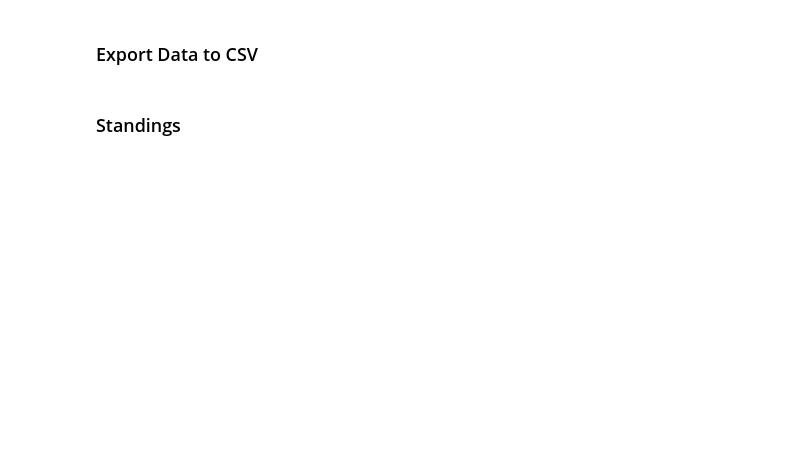
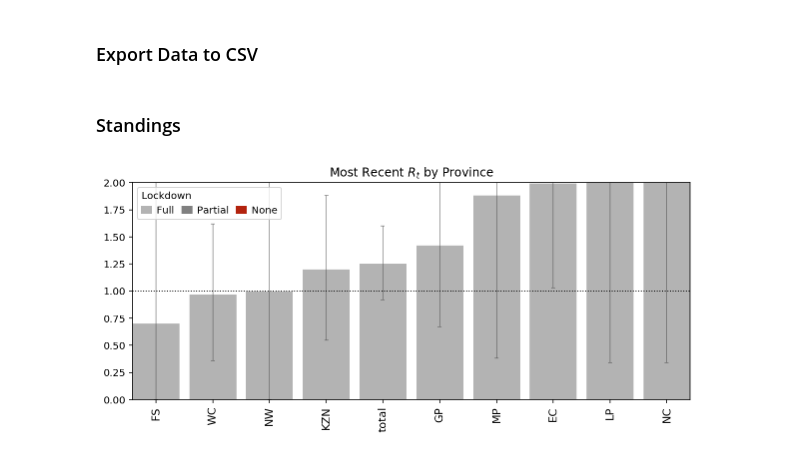
Before and after one commit to dsfsi/covid19za, a Jupyter notebook: notebooks/Realtime R0.ipynb, the cells around one changed output. Saved outputs shown, nothing was run; the diff lists cells and outputs as text; code cells hidden in the pictures; blank space fills up the shorter version.

```diff
--- a/notebooks/Realtime R0.ipynb
+++ b/notebooks/Realtime R0.ipynb
@@ -519,9 +520,9 @@ fig.set_facecolor('w')
 # %%
 overall = None
 
-for state_name, result in results.items():
+for province_name, result in results.items():
     r = result.copy()
-    r.index = pd.MultiIndex.from_product([[state_name], result.index])
+    r.index = pd.MultiIndex.from_product([[province_name], result.index])
     if overall is None:
         overall = r
     else:
@@ -548,59 +549,60 @@ overall.sort_index(inplace=True)
 #     'Oklahoma'
 # ]
 
-# FULL_COLOR = [.7,.7,.7]
-# NONE_COLOR = [179/255,35/255,14/255]
-# PARTIAL_COLOR = [.5,.5,.5]
-# ERROR_BAR_COLOR = [.3,.3,.3]
+FULL_COLOR = [.7,.7,.7]
+NONE_COLOR = [179/255,35/255,14/255]
+PARTIAL_COLOR = [.5,.5,.5]
+ERROR_BAR_COLOR = [.3,.3,.3]
 # %%
-# filtered = overall.index.get_level_values(0).isin(FILTERED_REGIONS)
-# mr = overall.loc[~filtered].groupby(level=0)[['ML', 'High', 'Low']].last()
+filtered = overall.index.get_level_values(0).isin(FILTERED_REGIONS)
+mr = overall.loc[~filtered].groupby(level=0)[['ML', 'High', 'Low']].last()
+def plot_standings(mr, figsize=None, title='Most Recent $R_t$ by Province'):
+    if not figsize:
+        figsize = (10,4) #((15.9/50)*len(mr)+.1,2.5)
 
-# def plot_standings(mr, figsize=None, title='Most Recent $R_t$ by State'):
-#     if not figsize:
-#         figsize = ((15.9/50)*len(mr)+.1,2.5)
+    fig, ax = plt.subplots(figsize=figsize)
 
-#     fig, ax = plt.subplots(figsize=figsize)
-
-#     ax.set_title(title)
-#     err = mr[['Low', 'High']].sub(mr['ML'], axis=0).abs()
-#     bars = ax.bar(mr.index,
-#                   mr['ML'],
-#                   width=.825,
-#                   color=FULL_COLOR,
-#                   ecolor=ERROR_BAR_COLOR,
-#                   capsize=2,
-#                   error_kw={'alpha':.5, 'lw':1},
-#                   yerr=err.values.T)
+    ax.set_title(title)
+    err = mr[['Low', 'High']].sub(mr['ML'], axis=0).abs()
+    bars = ax.bar(mr.index,
+                  mr['ML'],
+                  width=.825,
+                  color=FULL_COLOR,
+                  ecolor=ERROR_BAR_COLOR,
+                  capsize=2,
+                  error_kw={'alpha':.5, 'lw':1},
+                  yerr=err.values.T)
 
 #     for bar, state_name in zip(bars, mr.index):
 #         if state_name in no_lockdown:
 #             bar.set_color(NONE_COLOR)
 #         if state_name in partial_lockdown:
 #             bar.set_color(PARTIAL_COLOR)
 
-#     labels = mr.index.to_series().replace({'District of Columbia':'DC'})
-#     ax.set_xticklabels(labels, rotation=90, fontsize=11)
-#     ax.margins(0)
-#     ax.set_ylim(0,2.)
-#     ax.axhline(1.0, linestyle=':', color='k', lw=1)
+    labels = mr.index.to_series()
+    ax.set_xticklabels(labels, rotation=90, fontsize=11)
+    ax.margins(0)
+    ax.set_ylim(0,2.)
+    ax.axhline(1.0, linestyle=':', color='k', lw=1)
 
-#     leg = ax.legend(handles=[
-#                         Patch(label='Full', color=FULL_COLOR),
-#                         Patch(label='Partial', color=PARTIAL_COLOR),
-#                         Patch(label='None', color=NONE_COLOR)
-#                     ],
-#                     title='Lockdown',
-#                     ncol=3,
-#                     loc='upper left',
-#                     columnspacing=.75,
-#                     handletextpad=.5,
-#                     handlelength=1)
+    leg = ax.legend(handles=[
+                        Patch(label='Full', color=FULL_COLOR),
+                        Patch(label='Partial', color=PARTIAL_COLOR),
+                        Patch(label='None', color=NONE_COLOR)
+                    ],
+                    title='Lockdown',
+                    ncol=3,
+                    loc='upper left',
+                    columnspacing=.75,
+                    handletextpad=.5,
+                    handlelength=1)
 
-#     leg._legend_box.align = "left"
-#     fig.set_facecolor('w')
-#     return fig, ax
+    leg._legend_box.align = "left"
+    fig.set_facecolor('w')
+    return fig, ax
 
-# mr.sort_values('ML', inplace=True)
-# plot_standings(mr);
+mr.sort_values('ML', inplace=True)
+plot_standings(mr);
+# %% [output]
+[figure, added]
 # %%
```
Also changed, not shown: parts of 7 cells of this notebook.
